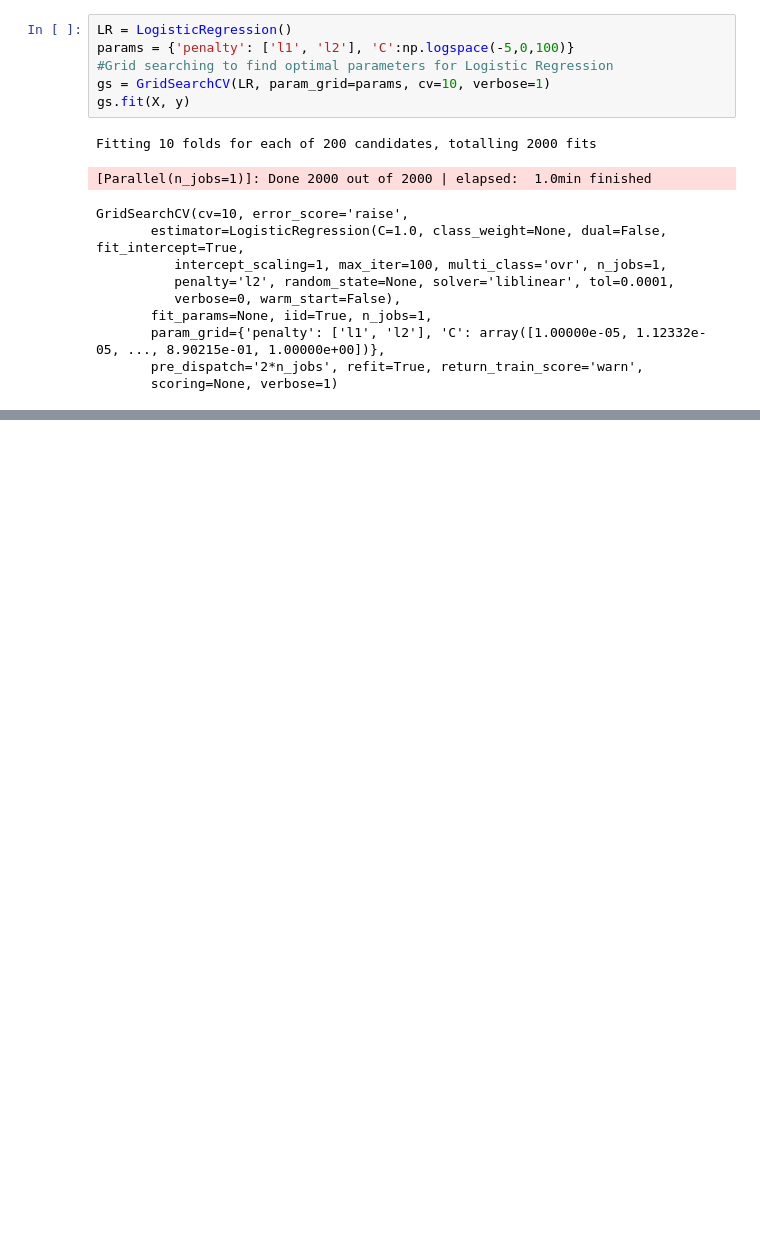
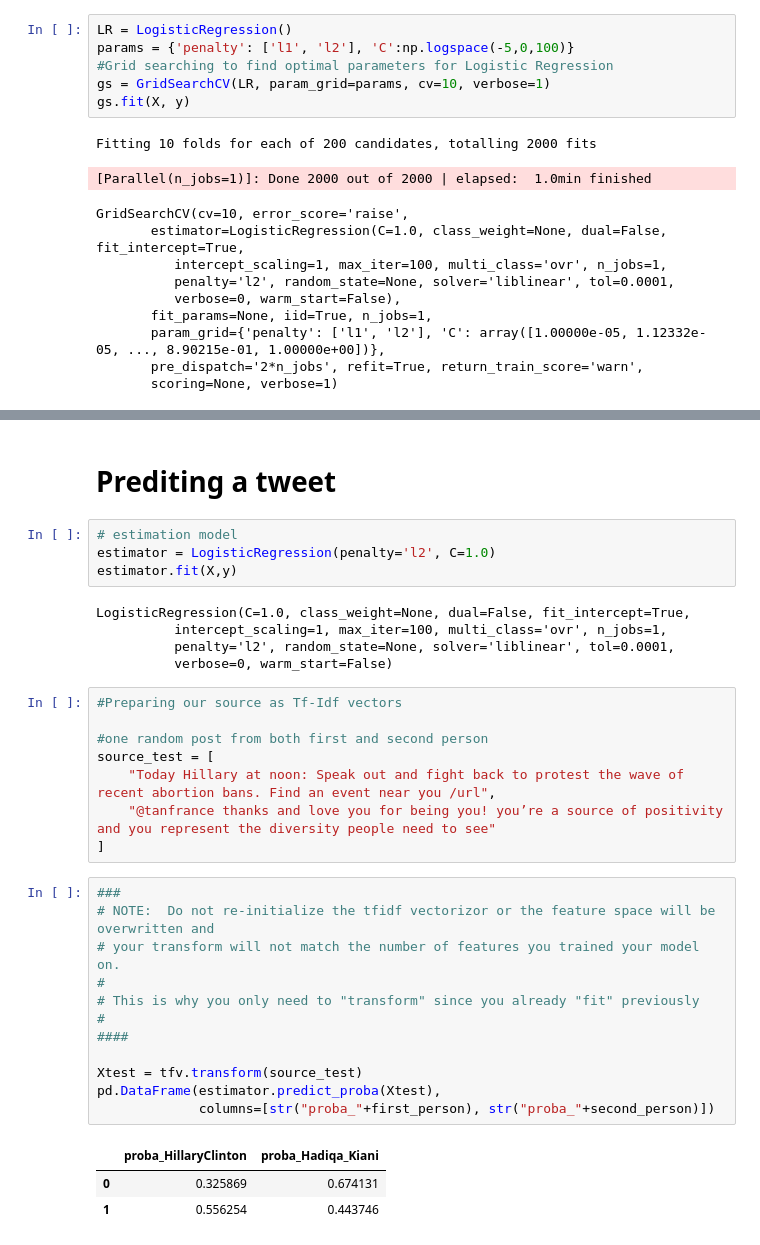
Before and after one commit to manmeet-gill/Twitter_who_posted, a Jupyter notebook: app.ipynb, the cells around one changed output, grey strips where cells are left out. Cells and saved outputs as stored; diff of their text form; blank space fills up the shorter version.

```diff
--- a/app.ipynb
+++ b/app.ipynb
@@ -351,0 +354,35 @@ print (1-y.mean())
+# %% [markdown]
+# Prediting a tweet
+# %%
+# estimation model
+estimator = LogisticRegression(penalty='l2', C=1.0)
+estimator.fit(X,y)
+# %% [output]
+LogisticRegression(C=1.0, class_weight=None, dual=False, fit_intercept=True,
+          intercept_scaling=1, max_iter=100, multi_class='ovr', n_jobs=1,
+          penalty='l2', random_state=None, solver='liblinear', tol=0.0001,
+          verbose=0, warm_start=False)
+# %%
+#Preparing our source as Tf-Idf vectors
+
+#one random post from both first and second person
+source_test = [
+    "Today Hillary at noon: Speak out and fight back to protest the wave of recent abortion bans. Find an event near you /url",
+    "@tanfrance thanks and love you for being you! you’re a source of positivity and you represent the diversity people need to see"
+]
+# %%
+###
+# NOTE:  Do not re-initialize the tfidf vectorizor or the feature space will be overwritten and
+# your transform will not match the number of features you trained your model on.
+#
+# This is why you only need to "transform" since you already "fit" previously
+#
+####
+
+Xtest = tfv.transform(source_test)
+pd.DataFrame(estimator.predict_proba(Xtest),
+             columns=[str("proba_"+first_person), str("proba_"+second_person)])
+# %% [output]
+|  | proba_HillaryClinton | proba_Hadiqa_Kiani |
+| 0 | 0.325869 | 0.674131 |
+| 1 | 0.556254 | 0.443746 |
```
Also changed, not shown: parts of 12 cells of this notebook.
